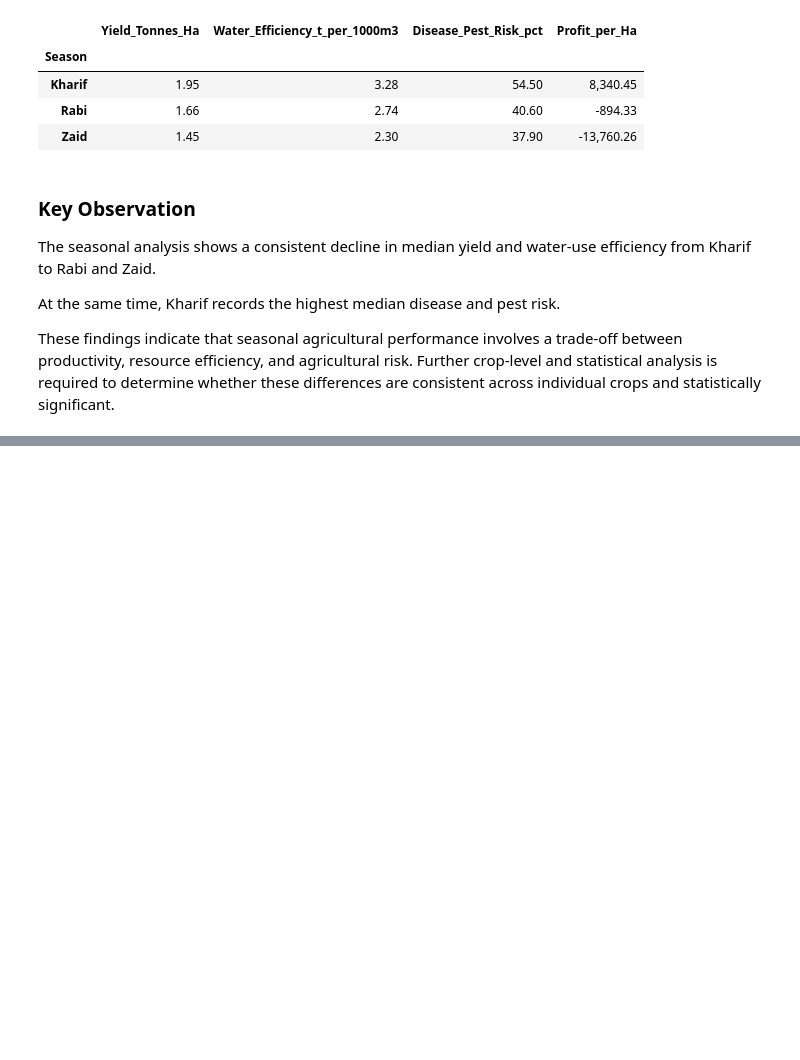
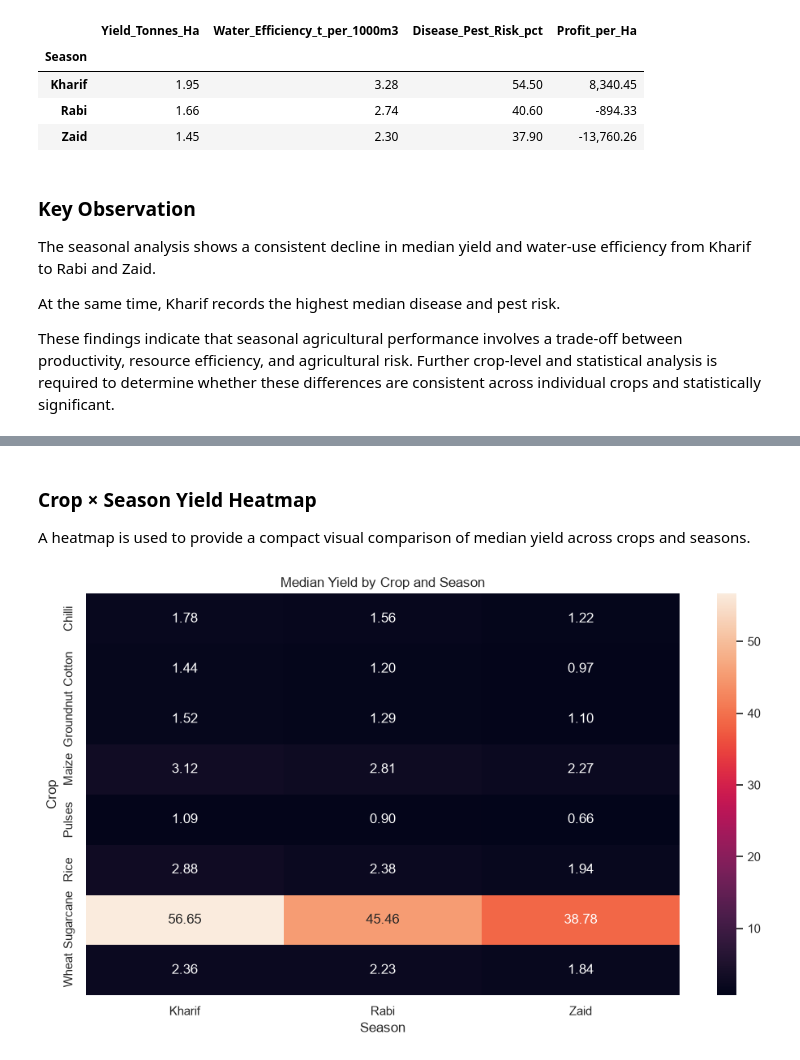
Before and after one commit to TharunPranav2007/Seasonal-Agriculture-Performance-Analysis, a Jupyter notebook: notebooks/seasonal_agriculture_analysis.ipynb, the cells around one changed output, grey strips where cells are left out. Drawn from its saved outputs; the diff is of its cells as text; code cells hidden in the pictures; blank space fills up the shorter version.

Commit message:
feat: add crop-season performance analysis

```diff
--- a/notebooks/seasonal_agriculture_analysis.ipynb
+++ b/notebooks/seasonal_agriculture_analysis.ipynb
@@ -1344,0 +1365,10 @@ These findings indicate that seasonal agricultural performance involves a trade-
+# %%
+crop_season_yield = pd.pivot_table(
+    yield_df,
+    values="Yield_Tonnes_Ha",
+    index="Crop",
+    columns="Season",
+    aggfunc="median"
+)
+
+crop_season_yield
@@ -1344,0 +1386,21 @@ These findings indicate that seasonal agricultural performance involves a trade-
+# %% [markdown]
+### Crop × Season Yield Heatmap
+
+A heatmap is used to provide a compact visual comparison of median yield across crops and seasons.
+# %%
+plt.figure(figsize=(10, 6))
+
+sns.heatmap(
+    crop_season_yield,
+    annot=True,
+    fmt=".2f"
+)
+
+plt.title("Median Yield by Crop and Season")
+plt.xlabel("Season")
+plt.ylabel("Crop")
+
+plt.tight_layout()
+plt.show()
+# %% [output]
+[figure, added]
```
Also changed, not shown: parts of 16 cells of this notebook.
